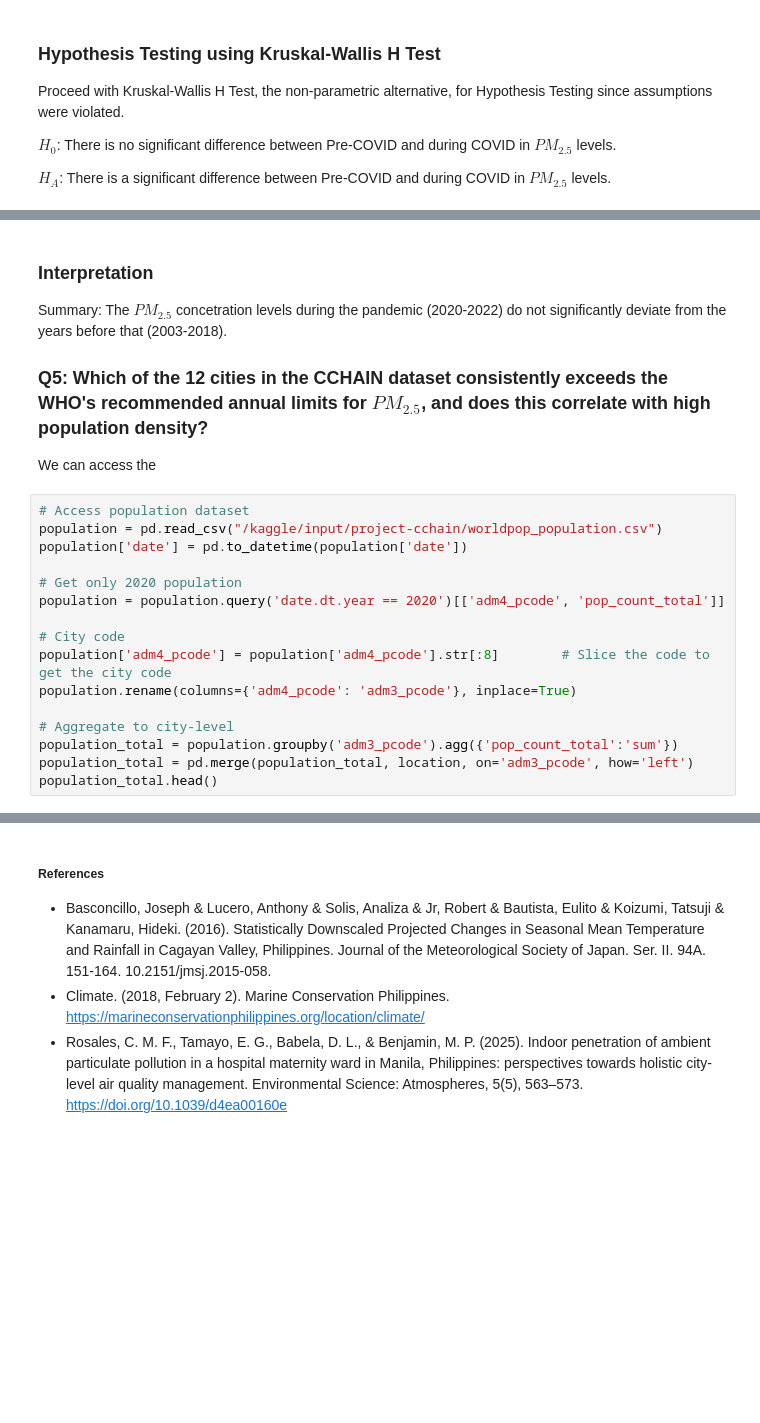
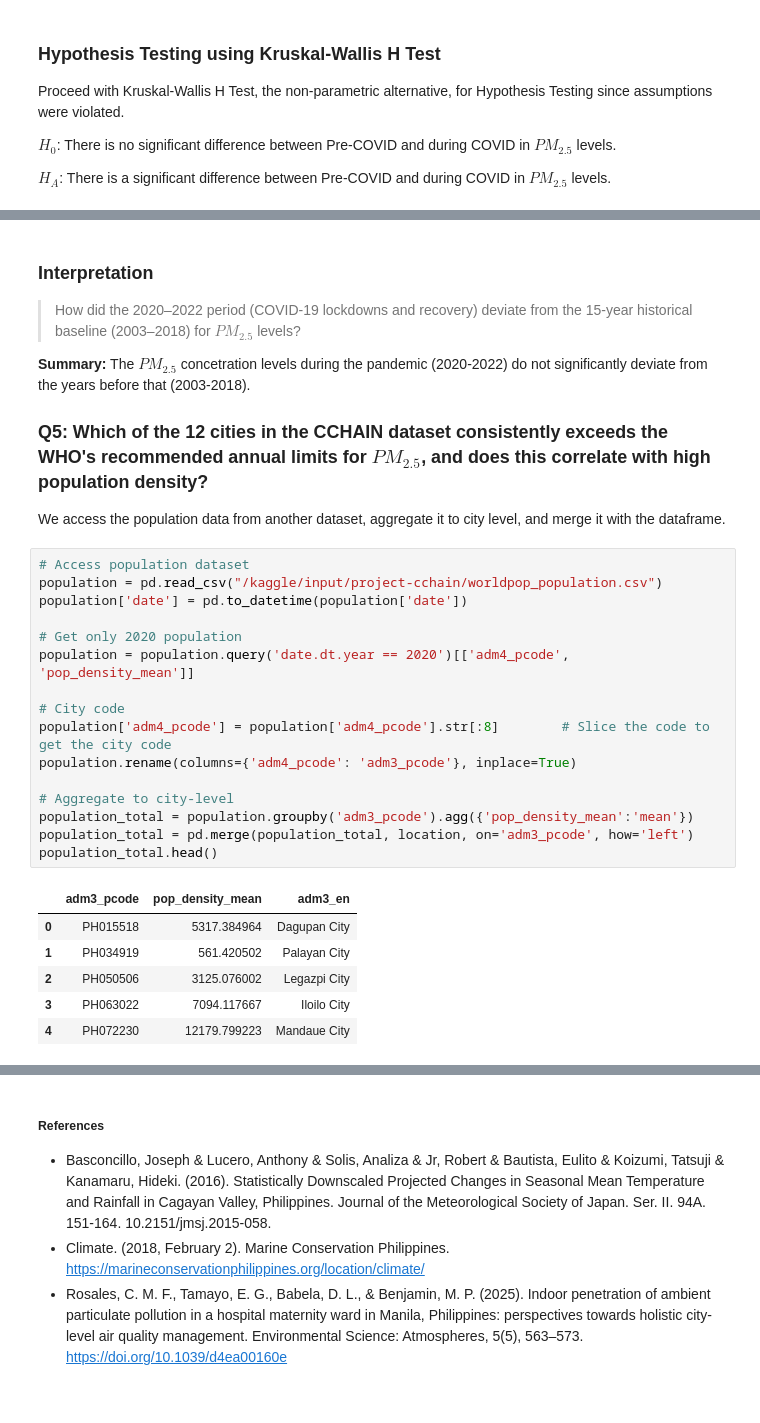
Before and after one commit to rxphaelbihag/Python-Data-Analysis-Case-Studies, a Jupyter notebook: Air Quality Philippines.ipynb, the cells around one changed output, grey strips where cells are left out. Saved outputs shown, nothing was run; the diff lists cells and outputs as text; blank space fills up the shorter version.

```diff
--- a/Air Quality Philippines.ipynb
+++ b/Air Quality Philippines.ipynb
@@ -654,24 +656,33 @@ Deviation Inignificant. Fail to reject null hypothesis. 0.7871611568670172
 # %% [markdown]
 ### Interpretation
-Summary: The $PM_{2.5}$ concetration levels during the pandemic (2020-2022) do not significantly deviate from the years before that (2003-2018).
+> How did the 2020–2022 period (COVID-19 lockdowns and recovery) deviate from the 15-year historical baseline (2003–2018) for $PM_{2.5}$ levels?
+
+**Summary:** The $PM_{2.5}$ concetration levels during the pandemic (2020-2022) do not significantly deviate from the years before that (2003-2018).
 
 ### Q5: Which of the 12 cities in the CCHAIN dataset consistently exceeds the WHO's recommended annual limits for $PM_{2.5}$, and does this correlate with high population density?
 
-We can access the
+We access the population data from another dataset, aggregate it to city level, and merge it with the dataframe.
 # %%
 # Access population dataset
 population = pd.read_csv("/kaggle/input/project-cchain/worldpop_population.csv")
 population['date'] = pd.to_datetime(population['date'])
 
 # Get only 2020 population
-population = population.query('date.dt.year == 2020')[['adm4_pcode', 'pop_count_total']]
+population = population.query('date.dt.year == 2020')[['adm4_pcode', 'pop_density_mean']]
 
 # City code
 population['adm4_pcode'] = population['adm4_pcode'].str[:8]        # Slice the code to get the city code
 population.rename(columns={'adm4_pcode': 'adm3_pcode'}, inplace=True)
 
 # Aggregate to city-level
-population_total = population.groupby('adm3_pcode').agg({'pop_count_total':'sum'})
+population_total = population.groupby('adm3_pcode').agg({'pop_density_mean':'mean'})
 population_total = pd.merge(population_total, location, on='adm3_pcode', how='left')
 population_total.head()
+# %% [output]
+|  | adm3_pcode | pop_density_mean | adm3_en |
+| 0 | PH015518 | 5317.384964 | Dagupan City |
+| 1 | PH034919 | 561.420502 | Palayan City |
+| 2 | PH050506 | 3125.076002 | Legazpi City |
+| 3 | PH063022 | 7094.117667 | Iloilo City |
+| 4 | PH072230 | 12179.799223 | Mandaue City |
 # %%
```
Also changed, not shown: parts of 9 cells of this notebook.
